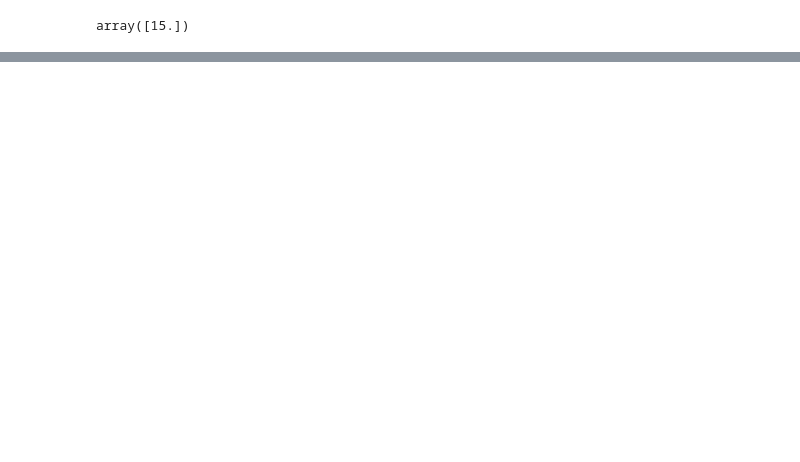
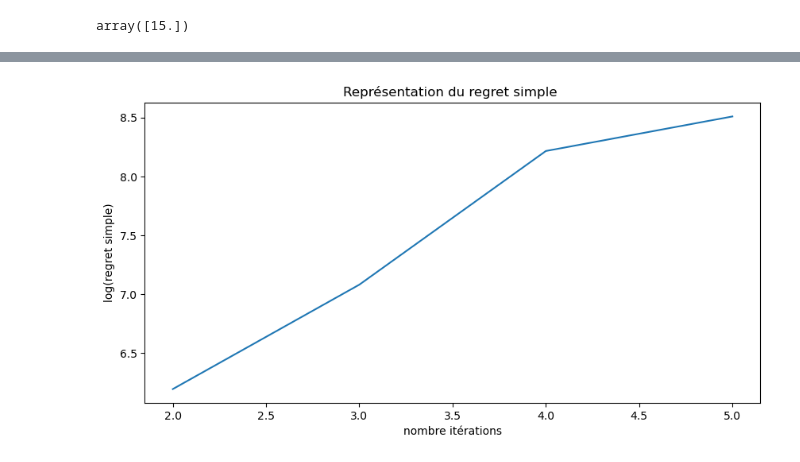
Before and after one commit to ilyeshammouda/Stage_2A_ENSAE, a Jupyter notebook: notebook/tests.ipynb, the cells around one changed output, grey strips where cells are left out. Cells and saved outputs as stored; diff of their text form; code cells hidden in the pictures; blank space fills up the shorter version.

```diff
--- a/notebook/tests.ipynb
+++ b/notebook/tests.ipynb
@@ -190,0 +177,9 @@ cumulative_regret
+# %%
+plt.figure(figsize=(10, 5), dpi=100)
+plt.plot(list(range(1,len(simple_regret)+1)),np.log(simple_regret))
+plt.title("Représentation du regret simple ")  # Titre du graphique
+plt.ylabel('log(regret simple)')  # Titre de l'axe y
+plt.xlabel('nombre itérations')
+plt.show()
+# %% [output]
+[figure, added]
```
Also changed, not shown: parts of 6 cells of this notebook.
